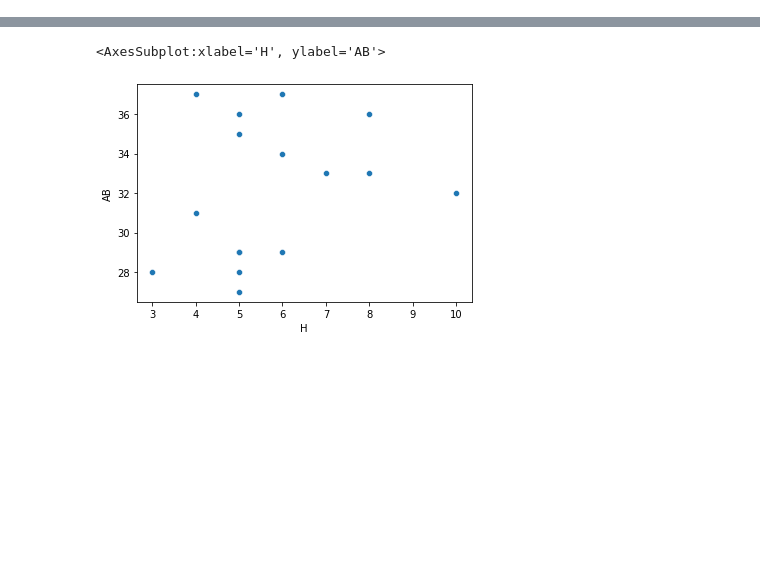
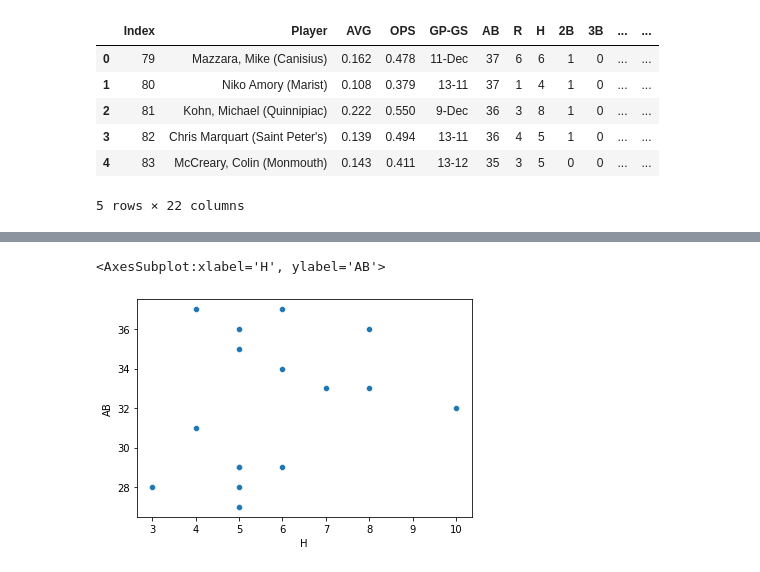
Before and after one commit to MicahlDeRosa/Baseball_stats, a Jupyter notebook: Untitled-1.ipynb, the cells around one changed output, grey strips where cells are left out. Drawn from its saved outputs; the diff is of its cells as text; code cells hidden in the pictures; blank space fills up the shorter version.

```diff
--- a/Untitled-1.ipynb
+++ b/Untitled-1.ipynb
@@ -3,3 +3,13 @@ import pandas as pd
 import seaborn as sb
 
 df = pd.read_csv('stats.csv')
+# %%
+df.head()
+# %% [output]
+|  | Index | Player | AVG | OPS | GP-GS | AB | R | H | 2B | 3B | ... | ... |
+| 0 | 79 | Mazzara, Mike (Canisius) | 0.162 | 0.478 | 11-Dec | 37 | 6 | 6 | 1 | 0 | ... | ... |
+| 1 | 80 | Niko Amory (Marist) | 0.108 | 0.379 | 13-11 | 37 | 1 | 4 | 1 | 0 | ... | ... |
+| 2 | 81 | Kohn, Michael (Quinnipiac) | 0.222 | 0.550 | 9-Dec | 36 | 3 | 8 | 1 | 0 | ... | ... |
+| 3 | 82 | Chris Marquart (Saint Peter's) | 0.139 | 0.494 | 13-11 | 36 | 4 | 5 | 1 | 0 | ... | ... |
+| 4 | 83 | McCreary, Colin (Monmouth) | 0.143 | 0.411 | 13-12 | 35 | 3 | 5 | 0 | 0 | ... | ... |
+5 rows × 22 columns
```
Also changed, not shown: parts of 3 cells of this notebook.
